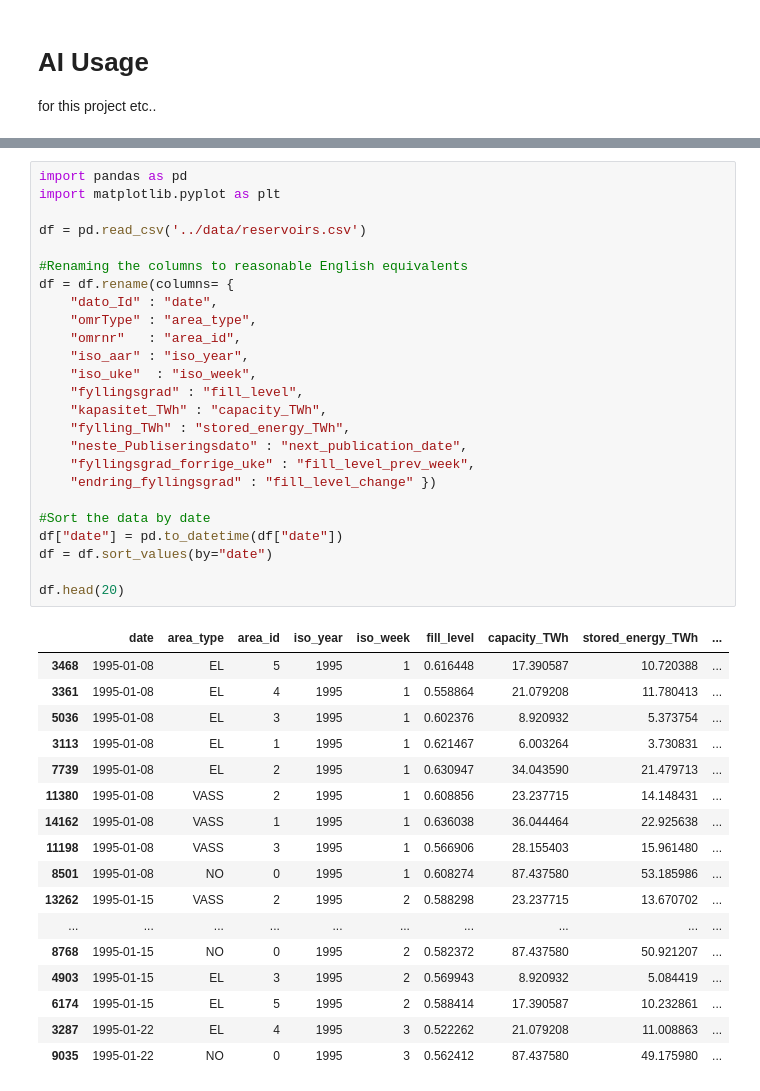
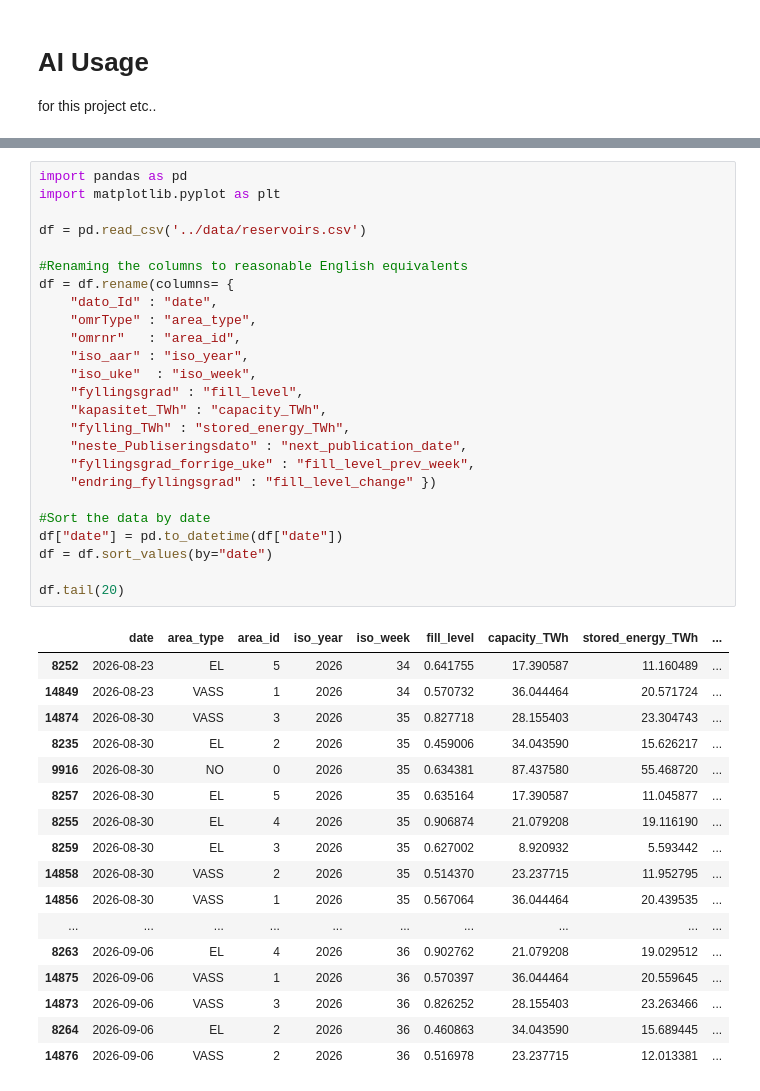
Before and after one commit to magloev/magloevIND320, a Jupyter notebook: notebooks/Task1.ipynb, the cells around one changed output, grey strips where cells are left out. Drawn from its saved outputs; the diff is of its cells as text.

```diff
--- a/notebooks/Task1.ipynb
+++ b/notebooks/Task1.ipynb
@@ -11,46 +12,46 @@ Started with some data exploration of the dataset reservoirs.csv. Found fill_lev
 # %%
 import pandas as pd
 import matplotlib.pyplot as plt
 
 df = pd.read_csv('../data/reservoirs.csv')
 
 #Renaming the columns to reasonable English equivalents
 df = df.rename(columns= {
     "dato_Id" : "date",
     "omrType" : "area_type",
     "omrnr"   : "area_id",
     "iso_aar" : "iso_year",
     "iso_uke"  : "iso_week",
     "fyllingsgrad" : "fill_level",
     "kapasitet_TWh" : "capacity_TWh",
     "fylling_TWh" : "stored_energy_TWh",
     "neste_Publiseringsdato" : "next_publication_date",
     "fyllingsgrad_forrige_uke" : "fill_level_prev_week",
     "endring_fyllingsgrad" : "fill_level_change" })
 
 #Sort the data by date
 df["date"] = pd.to_datetime(df["date"])
 df = df.sort_values(by="date")
 
-df.head(20)
+df.tail(20)
 # %% [output]
 |  | date | area_type | area_id | iso_year | iso_week | fill_level | capacity_TWh | stored_energy_TWh | ... |
-| 3468 | 1995-01-08 | EL | 5 | 1995 | 1 | 0.616448 | 17.390587 | 10.720388 | ... |
-| 3361 | 1995-01-08 | EL | 4 | 1995 | 1 | 0.558864 | 21.079208 | 11.780413 | ... |
-| 5036 | 1995-01-08 | EL | 3 | 1995 | 1 | 0.602376 | 8.920932 | 5.373754 | ... |
-| 3113 | 1995-01-08 | EL | 1 | 1995 | 1 | 0.621467 | 6.003264 | 3.730831 | ... |
-| 7739 | 1995-01-08 | EL | 2 | 1995 | 1 | 0.630947 | 34.043590 | 21.479713 | ... |
-| 11380 | 1995-01-08 | VASS | 2 | 1995 | 1 | 0.608856 | 23.237715 | 14.148431 | ... |
-| 14162 | 1995-01-08 | VASS | 1 | 1995 | 1 | 0.636038 | 36.044464 | 22.925638 | ... |
-| 11198 | 1995-01-08 | VASS | 3 | 1995 | 1 | 0.566906 | 28.155403 | 15.961480 | ... |
-| 8501 | 1995-01-08 | NO | 0 | 1995 | 1 | 0.608274 | 87.437580 | 53.185986 | ... |
-| 13262 | 1995-01-15 | VASS | 2 | 1995 | 2 | 0.588298 | 23.237715 | 13.670702 | ... |
+| 8252 | 2026-08-23 | EL | 5 | 2026 | 34 | 0.641755 | 17.390587 | 11.160489 | ... |
+| 14849 | 2026-08-23 | VASS | 1 | 2026 | 34 | 0.570732 | 36.044464 | 20.571724 | ... |
+| 14874 | 2026-08-30 | VASS | 3 | 2026 | 35 | 0.827718 | 28.155403 | 23.304743 | ... |
+| 8235 | 2026-08-30 | EL | 2 | 2026 | 35 | 0.459006 | 34.043590 | 15.626217 | ... |
+| 9916 | 2026-08-30 | NO | 0 | 2026 | 35 | 0.634381 | 87.437580 | 55.468720 | ... |
+| 8257 | 2026-08-30 | EL | 5 | 2026 | 35 | 0.635164 | 17.390587 | 11.045877 | ... |
+| 8255 | 2026-08-30 | EL | 4 | 2026 | 35 | 0.906874 | 21.079208 | 19.116190 | ... |
+| 8259 | 2026-08-30 | EL | 3 | 2026 | 35 | 0.627002 | 8.920932 | 5.593442 | ... |
+| 14858 | 2026-08-30 | VASS | 2 | 2026 | 35 | 0.514370 | 23.237715 | 11.952795 | ... |
+| 14856 | 2026-08-30 | VASS | 1 | 2026 | 35 | 0.567064 | 36.044464 | 20.439535 | ... |
 | ... | ... | ... | ... | ... | ... | ... | ... | ... | ... |
-| 8768 | 1995-01-15 | NO | 0 | 1995 | 2 | 0.582372 | 87.437580 | 50.921207 | ... |
-| 4903 | 1995-01-15 | EL | 3 | 1995 | 2 | 0.569943 | 8.920932 | 5.084419 | ... |
-| 6174 | 1995-01-15 | EL | 5 | 1995 | 2 | 0.588414 | 17.390587 | 10.232861 | ... |
-| 3287 | 1995-01-22 | EL | 4 | 1995 | 3 | 0.522262 | 21.079208 | 11.008863 | ... |
-| 9035 | 1995-01-22 | NO | 0 | 1995 | 3 | 0.562412 | 87.437580 | 49.175980 | ... |
+| 8263 | 2026-09-06 | EL | 4 | 2026 | 36 | 0.902762 | 21.079208 | 19.029512 | ... |
+| 14875 | 2026-09-06 | VASS | 1 | 2026 | 36 | 0.570397 | 36.044464 | 20.559645 | ... |
+| 14873 | 2026-09-06 | VASS | 3 | 2026 | 36 | 0.826252 | 28.155403 | 23.263466 | ... |
+| 8264 | 2026-09-06 | EL | 2 | 2026 | 36 | 0.460863 | 34.043590 | 15.689445 | ... |
+| 14876 | 2026-09-06 | VASS | 2 | 2026 | 36 | 0.516978 | 23.237715 | 12.013381 | ... |
 # %%
 #Select the national data
 df_no = df[(df["area_type"] == "NO")].copy()
```
Also changed, not shown: parts of 4 cells of this notebook, 4 other files.
